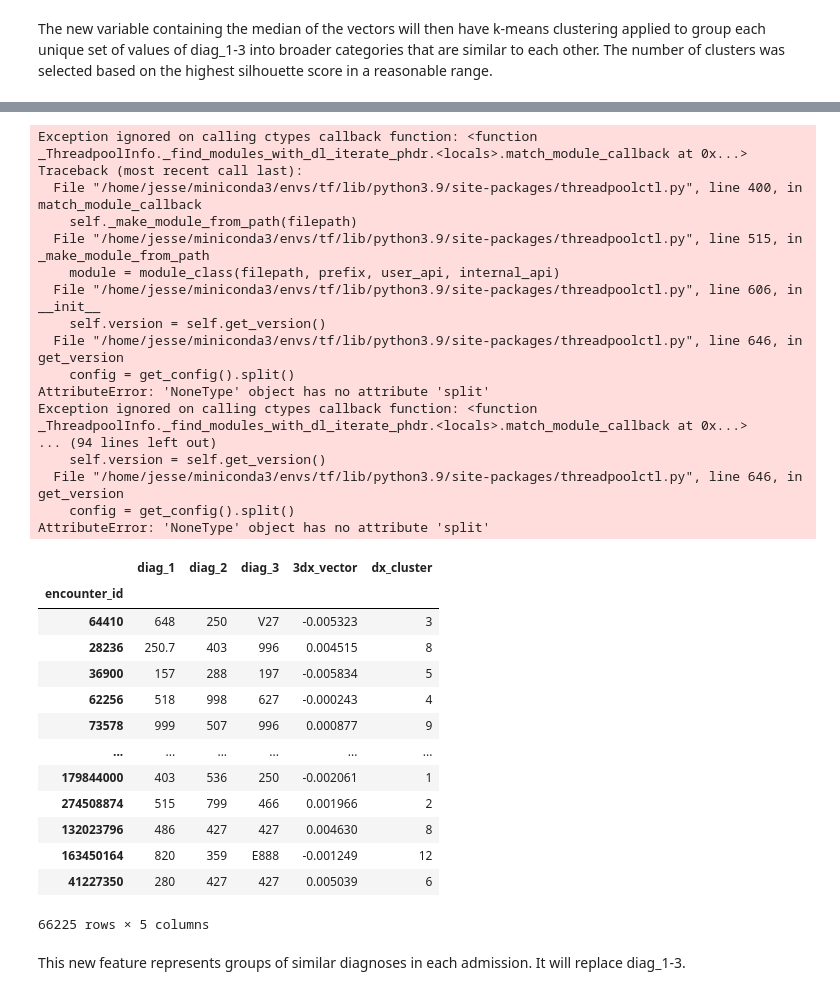
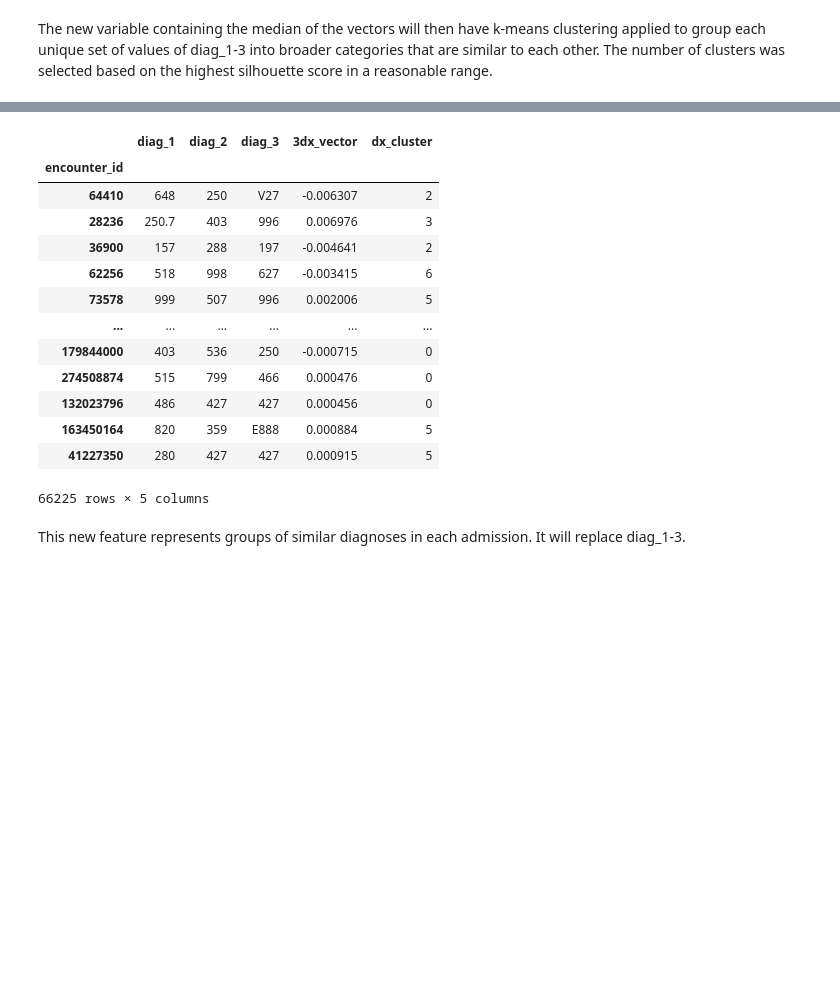
Before and after one commit to ashbyj/PredictingReadmissions, a Jupyter notebook: notebooks/2-ja-eda.ipynb, the cells around one changed output, grey strips where cells are left out. Cells and saved outputs as stored; diff of their text form; code cells hidden in the pictures; blank space fills up the shorter version.

```diff
--- a/notebooks/2-ja-eda.ipynb
+++ b/notebooks/2-ja-eda.ipynb
@@ -876,41 +858,24 @@ AttributeError: 'NoneType' object has no attribute 'split'
 # %%
-kmeans = KMeans(n_clusters=14)
+kmeans = KMeans(n_clusters=9)
 cluster_labels = kmeans.fit(reshaped_vectors)
 cluster_labels = cluster_labels.labels_
 fv_no_missing['dx_cluster'] =  cluster_labels
 fv_no_missing
 # %% [output]
+|  | diag_1 | diag_2 | diag_3 | 3dx_vector | dx_cluster |
+| encounter_id |  |  |  |  |  |
+| 64410 | 648 | 250 | V27 | -0.006307 | 2 |
+| 28236 | 250.7 | 403 | 996 | 0.006976 | 3 |
+| 36900 | 157 | 288 | 197 | -0.004641 | 2 |
+| 62256 | 518 | 998 | 627 | -0.003415 | 6 |
+| 73578 | 999 | 507 | 996 | 0.002006 | 5 |
+| ... | ... | ... | ... | ... | ... |
+| 179844000 | 403 | 536 | 250 | -0.000715 | 0 |
+| 274508874 | 515 | 799 | 466 | 0.000476 | 0 |
+| 132023796 | 486 | 427 | 427 | 0.000456 | 0 |
+| 163450164 | 820 | 359 | E888 | 0.000884 | 5 |
+| 41227350 | 280 | 427 | 427 | 0.000915 | 5 |
-Exception ignored on calling ctypes callback function: <function _ThreadpoolInfo._find_modules_with_dl_iterate_phdr.<locals>.match_module_callback at 0x...>
-Traceback (most recent call last):
-  File "/home/jesse/miniconda3/envs/tf/lib/python3.9/site-packages/threadpoolctl.py", line 400, in match_module_callback
-    self._make_module_from_path(filepath)
-  File "/home/jesse/miniconda3/envs/tf/lib/python3.9/site-packages/threadpoolctl.py", line 515, in _make_module_from_path
-    module = module_class(filepath, prefix, user_api, internal_api)
-  File "/home/jesse/miniconda3/envs/tf/lib/python3.9/site-packages/threadpoolctl.py", line 606, in __init__
-    self.version = self.get_version()
-  File "/home/jesse/miniconda3/envs/tf/lib/python3.9/site-packages/threadpoolctl.py", line 646, in get_version
-    config = get_config().split()
-AttributeError: 'NoneType' object has no attribute 'split'
-Exception ignored on calling ctypes callback function: <function _ThreadpoolInfo._find_modules_with_dl_iterate_phdr.<locals>.match_module_callback at 0x...>
-... (94 lines left out)
-    self.version = self.get_version()
-  File "/home/jesse/miniconda3/envs/tf/lib/python3.9/site-packages/threadpoolctl.py", line 646, in get_version
-    config = get_config().split()
-AttributeError: 'NoneType' object has no attribute 'split'
+66225 rows × 5 columns
-|  | diag_1 | diag_2 | diag_3 | 3dx_vector | dx_cluster |
-| encounter_id |  |  |  |  |  |
-| 64410 | 648 | 250 | V27 | -0.005323 | 3 |
-| 28236 | 250.7 | 403 | 996 | 0.004515 | 8 |
-| 36900 | 157 | 288 | 197 | -0.005834 | 5 |
-| 62256 | 518 | 998 | 627 | -0.000243 | 4 |
-| 73578 | 999 | 507 | 996 | 0.000877 | 9 |
-| ... | ... | ... | ... | ... | ... |
-| 179844000 | 403 | 536 | 250 | -0.002061 | 1 |
-| 274508874 | 515 | 799 | 466 | 0.001966 | 2 |
-| 132023796 | 486 | 427 | 427 | 0.004630 | 8 |
-| 163450164 | 820 | 359 | E888 | -0.001249 | 12 |
-| 41227350 | 280 | 427 | 427 | 0.005039 | 6 |
-66225 rows × 5 columns
 # %% [markdown]
 This new feature represents groups of similar diagnoses in each admission.  It will replace diag_1-3.
 # %%
```
Also changed, not shown: parts of 7 cells of this notebook, 10 other files.
